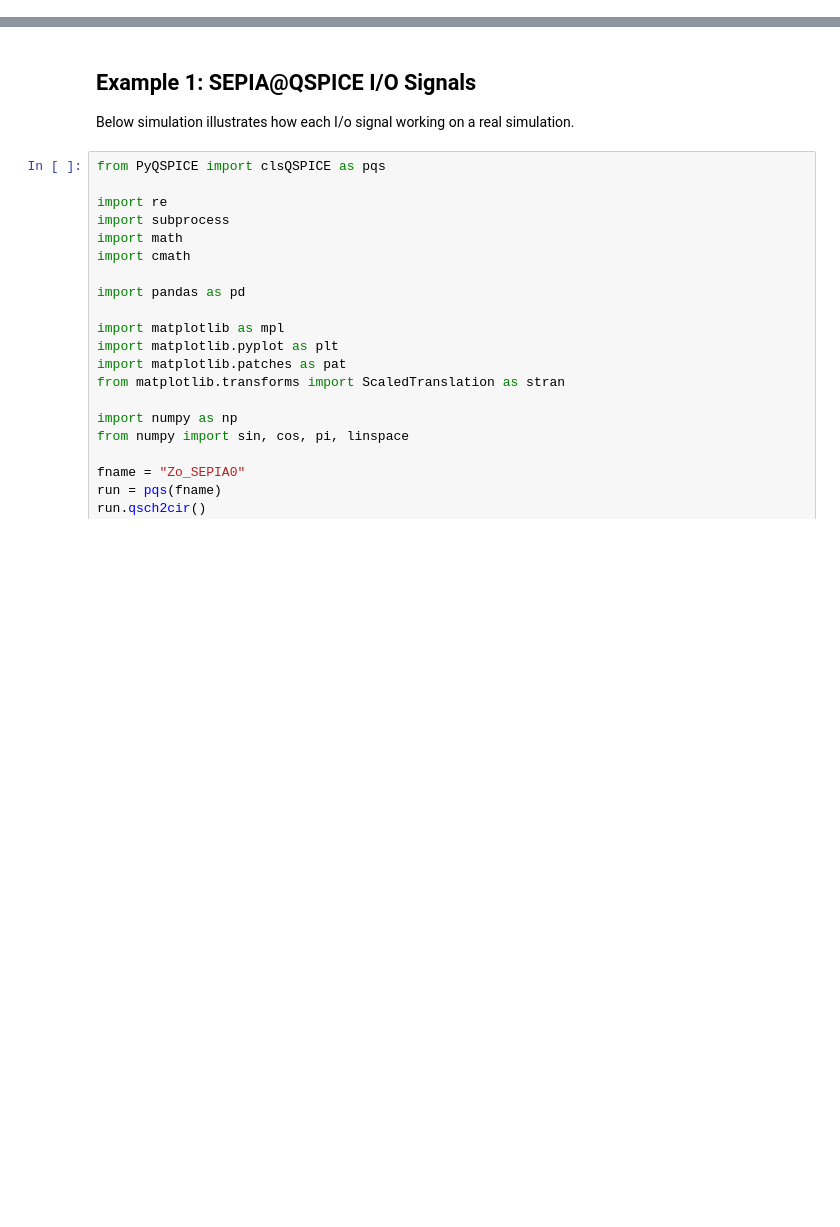
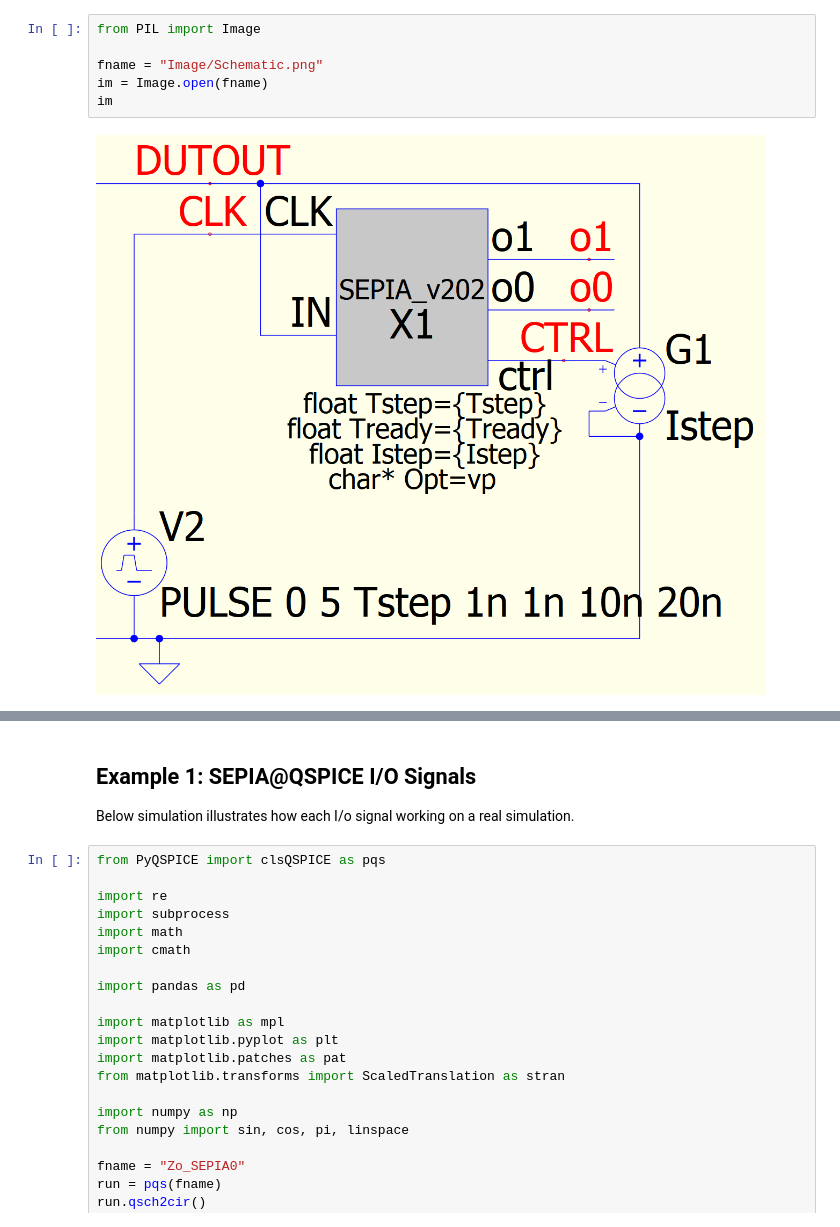
Before and after one commit to Qorvo/SEPIA_at_QSPICE, a Jupyter notebook: usage.ipynb, the cells around one changed output, grey strips where cells are left out. Drawn from its saved outputs; the diff is of its cells as text; blank space fills up the shorter version.

```diff
--- a/usage.ipynb
+++ b/usage.ipynb
@@ -1,3 +1,11 @@
+# %%
+from PIL import Image
+
+fname = "Image/Schematic.png"
+im = Image.open(fname)
+im
+# %% [output]
+[figure, added]
 # %% [markdown]
 # Usage:  SEPIA@QSPICE
 
```
